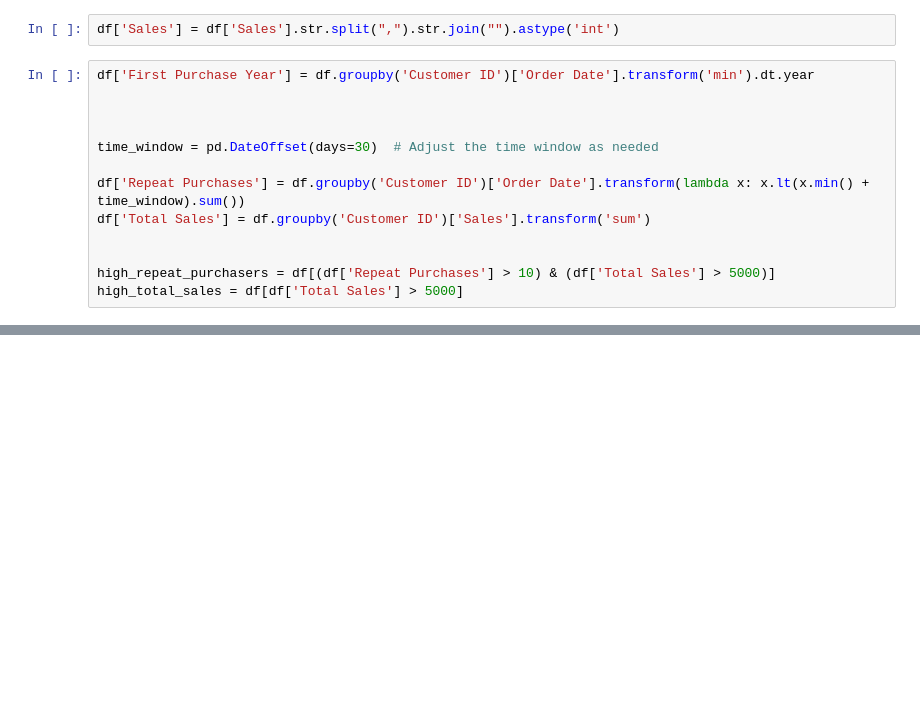
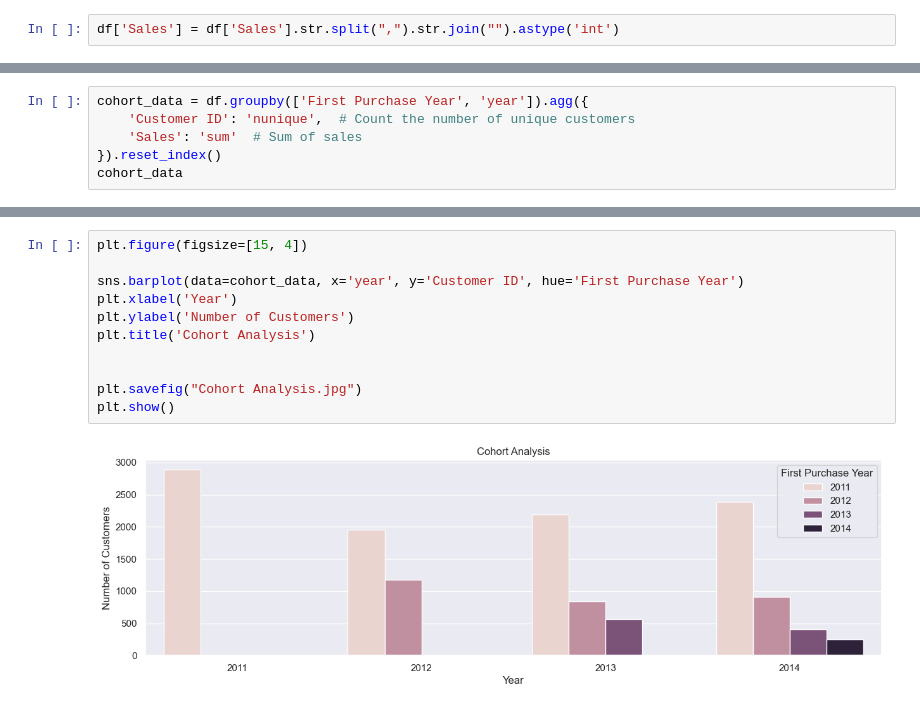
Before and after one commit to saifghostrider454/AdvertisementCaseStudy, a Jupyter notebook: EDA/eda.ipynb, the cells around one changed output, grey strips where cells are left out. Saved outputs shown, nothing was run; the diff lists cells and outputs as text; blank space fills up the shorter version.

Commit message:
Cohart Analysis

```diff
--- a/EDA/eda.ipynb
+++ b/EDA/eda.ipynb
@@ -369,16 +369,3 @@ Which Cohort should they run the campaign with, and why?
 df['year'] = df['Order Date'].dt.year
 # %%
 df['Sales'] = df['Sales'].str.split(",").str.join("").astype('int')
-# %%
-df['First Purchase Year'] = df.groupby('Customer ID')['Order Date'].transform('min').dt.year
-
-
-
-time_window = pd.DateOffset(days=30)  # Adjust the time window as needed
-
-df['Repeat Purchases'] = df.groupby('Customer ID')['Order Date'].transform(lambda x: x.lt(x.min() + time_window).sum())
-df['Total Sales'] = df.groupby('Customer ID')['Sales'].transform('sum')
-
-
-high_repeat_purchasers = df[(df['Repeat Purchases'] > 10) & (df['Total Sales'] > 5000)]
-high_total_sales = df[df['Total Sales'] > 5000]
@@ -404,0 +372,6 @@ high_repeat_purchasers[['First Purchase Year', 'year', 'Repeat Purchases','Total
+# %%
+cohort_data = df.groupby(['First Purchase Year', 'year']).agg({
+    'Customer ID': 'nunique',  # Count the number of unique customers
+    'Sales': 'sum'  # Sum of sales
+}).reset_index()
+cohort_data
@@ -404,0 +390,13 @@ high_repeat_purchasers[['First Purchase Year', 'year', 'Repeat Purchases','Total
+# %%
+plt.figure(figsize=[15, 4])
+
+sns.barplot(data=cohort_data, x='year', y='Customer ID', hue='First Purchase Year')
+plt.xlabel('Year')
+plt.ylabel('Number of Customers')
+plt.title('Cohort Analysis')
+
+
+plt.savefig("Cohort Analysis.jpg")
+plt.show()
+# %% [output]
+[figure, added]
```
Also changed, not shown: parts of 3 cells of this notebook.
